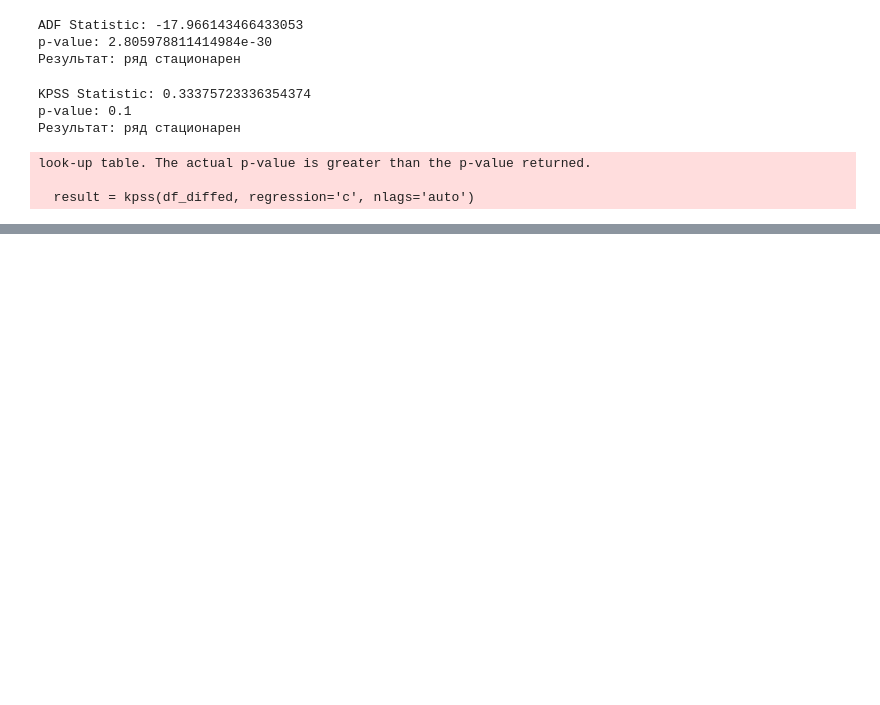
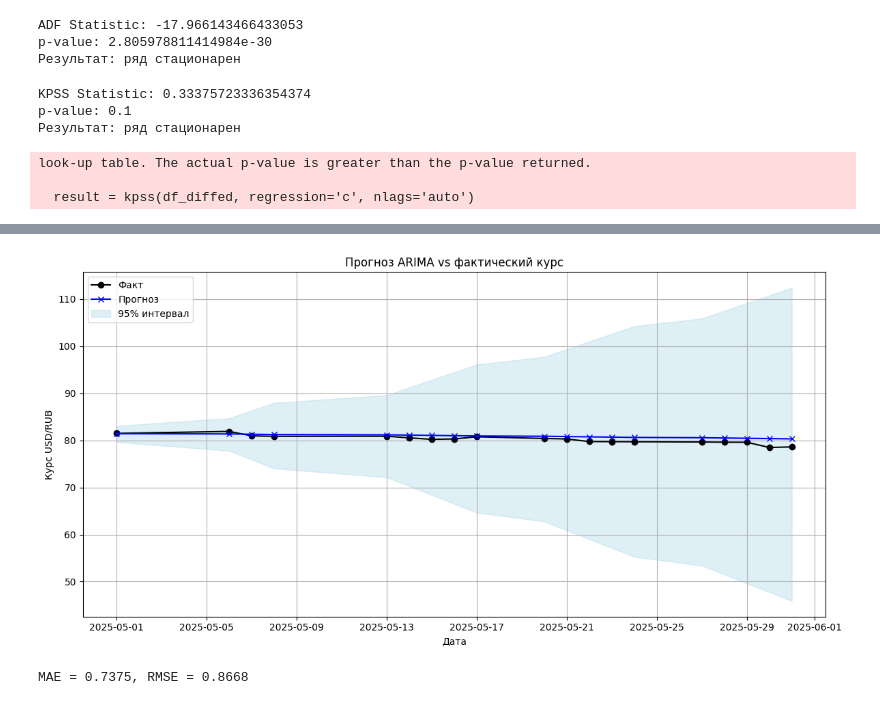
Before and after one commit to OspaNY/usd_to_rub_analysis, a Jupyter notebook: main.ipynb, the cells around one changed output, grey strips where cells are left out. Drawn from its saved outputs; the diff is of its cells as text; code cells hidden in the pictures; blank space fills up the shorter version.

```diff
--- a/main.ipynb
+++ b/main.ipynb
@@ -181,0 +225,60 @@ test = df_cut.loc[split_date:]
+# %%
+forecast_obj = fitted_model.get_forecast(steps = len(test))
+forecast_mean = forecast_obj.predicted_mean
+conf_int = forecast_obj.conf_int()  # DataFrame с колонками 'lower y', 'upper y'
+
+# Обновим индекс, если нужно:
+forecast_mean.index = forecast.index
+conf_int.index = forecast.index
+
+last_train_value = df_clear.loc[train.index[-1], "usd_rub"]
+forecast = forecast_mean.cumsum() + last_train_value
+lower = conf_int.iloc[:, 0].cumsum() + last_train_value
+upper = conf_int.iloc[:, 1].cumsum() + last_train_value
+
+forecast.index = test_dates[:len(forecast)]
+lower.index = forecast.index
+upper.index = forecast.index
+# %%
+forecast_obj = fitted_model.get_forecast(steps = len(test))
+forecast_mean = forecast_obj.predicted_mean
+conf_int = forecast_obj.conf_int()
+
+forecast_mean.index = forecast.index
+conf_int.index = forecast.index
+
+last_train_value = df_clear.loc[train.index[-1], "usd_rub"]
+forecast = forecast_mean.cumsum() + last_train_value
+lower = (conf_int.iloc[:, 0] + forecast_mean).cumsum() + last_train_value
+upper = (conf_int.iloc[:, 1] + forecast_mean).cumsum() + last_train_value
+
+forecast.index = test_dates[:len(forecast)]
+lower.index = forecast.index
+upper.index = forecast.index
+
+import matplotlib.pyplot as plt
+
+plt.figure(figsize=(12,6))
+plt.plot(true_values.index, true_values.values, label='Факт', marker='o', color='black')
+plt.plot(forecast.index, forecast.values, label='Прогноз', marker='x', color='blue')
+
+plt.fill_between(forecast.index, lower, upper, alpha=0.4, color='lightblue', label='95% интервал')
+
+
+plt.title('Прогноз ARIMA vs фактический курс')
+plt.xlabel('Дата')
+plt.ylabel('Курс USD/RUB')
+plt.grid(True)
+plt.legend()
+plt.tight_layout()
+plt.show()
+# %% [output]
+[figure, added]
+# %%
+from sklearn.metrics import root_mean_squared_error, mean_absolute_error
+
+mae = mean_absolute_error(true_values, forecast)
+rmse = root_mean_squared_error(true_values, forecast)
+print(f"MAE = {mae:.4f}, RMSE = {rmse:.4f}")
+# %% [output]
+MAE = 0.7375, RMSE = 0.8668
```
Also changed, not shown: parts of 14 cells of this notebook.
